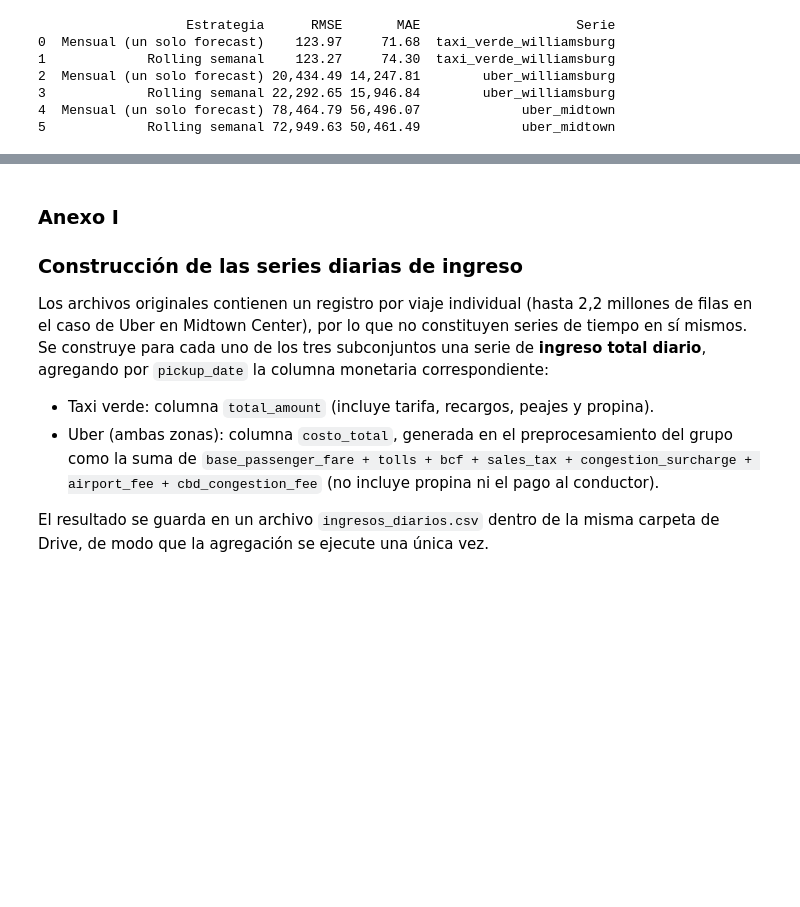
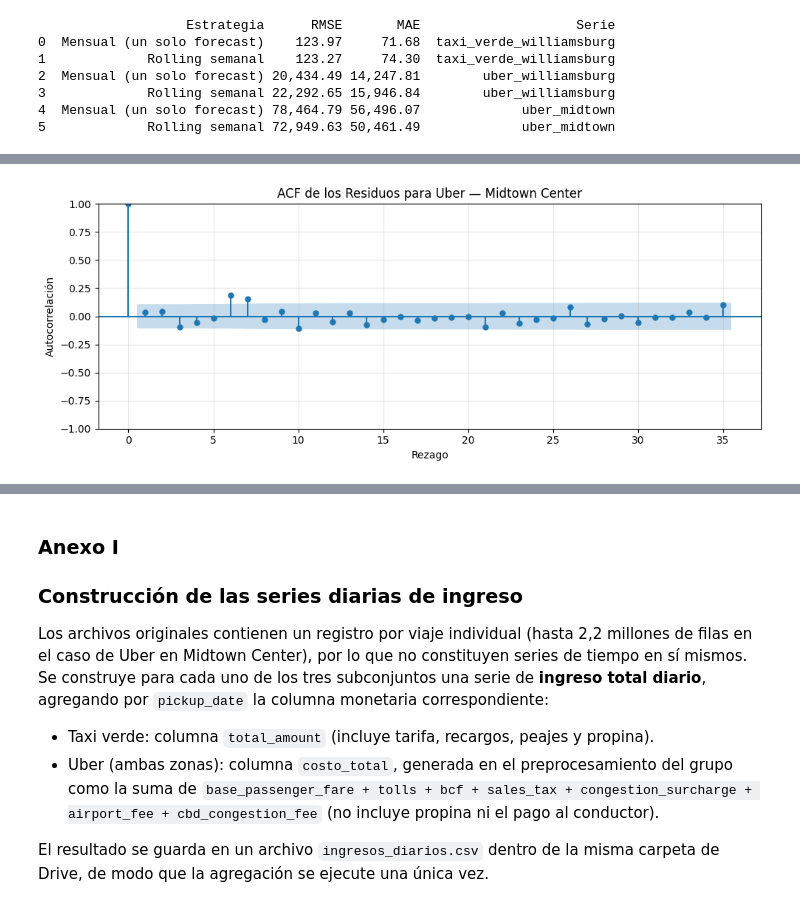
Before and after one commit to patriciasandagorda/AST, a Jupyter notebook: TP1_Series_Temporales_VPS.ipynb, the cells around one changed output, grey strips where cells are left out. Cells and saved outputs as stored; diff of their text form; code cells hidden in the pictures; blank space fills up the shorter version.

Commit message:
Se creó con Colab

```diff
--- a/TP1_Series_Temporales_VPS.ipynb
+++ b/TP1_Series_Temporales_VPS.ipynb
@@ -37,7 +37,7 @@ Mounted at /content/drive
 
 import pathlib
 
-COLAB_DIR = pathlib.Path('/content/drive/MyDrive/Maestría en Ciencia de Datos - Universidad Austral/Materias/15. Análisis de series temporales (jueves)/Trabajo Práctico 1')
+COLAB_DIR = pathlib.Path('/content/drive/MyDrive/MCD/AST/TP1')
 LOCAL_DIR = pathlib.Path('G:/Mi unidad/Maestría en Ciencia de Datos - Universidad Austral/Materias/15. Análisis de series temporales (jueves)/Trabajo Práctico 1')
 DATA_FOLDER = 'data'
 
@@ -794,0 +1056,82 @@ print(tabla_comparacion_final)
+# %%
+from statsmodels.graphics.tsaplots import plot_acf
+import matplotlib.pyplot as plt
+import pandas as pd
+import statsmodels.stats.diagnostic as sm_diagnostic # Import as alias for robustness
+import numpy as np # Asegurar que numpy está importado para is_numeric_dtype
+
+# Define the best SARIMA parameters for each series as identified previously
+best_sarima_params = {
+    'uber_midtown': {'order': (2, 0, 2), 'seasonal_order': (0, 1, 1, 7), 'rank': 2},
+    'uber_williamsburg': {'order': (1, 0, 2), 'seasonal_order': (0, 1, 1, 7), 'rank': 1},
+    'taxi_verde_williamsburg': {'order': (0, 0, 2), 'seasonal_order': (1, 1, 1, 7), 'rank': 1}
+}
+
+# Set a maximum number of lags for ACF plots and Ljung-Box test
+MAX_LAGS = 35
+
+# Definición de títulos (re-added for scope)
+titulos = {
+    'taxi_verde_williamsburg': 'Taxi verde — Williamsburg',
+    'uber_williamsburg': 'Uber — Williamsburg',
+    'uber_midtown': 'Uber — Midtown Center',
+}
+
+print('### Análisis de Diagnóstico de Residuos de Modelos SARIMA ###')
+
+for col, params in best_sarima_params.items():
+    print(f'\n--- Serie: {titulos[col]} ---')
+
+    # Retrieve the fitted model object
+    sarima_info = dict_resultados[col]
+    # The 'evaluar_en_test' function provides the fit_obj
+    # We need to make sure to call it with the correct rank as specified
+    # The `evaluar_en_test` function already prints some metrics, which is fine.
+    evaluation_result = evaluar_en_test(sarima_info['tabla_modelos'], sarima_info['train'], sarima_info['test'], rank=params['rank'])
+    fit_obj = evaluation_result['fila']['fit_obj']
+
+    # Get residuals
+    residuals = fit_obj.resid
+
+    # Plot ACF of residuals
+    fig_acf, ax_acf = plt.subplots(figsize=(10, 4))
+    plot_acf(residuals, lags=MAX_LAGS, ax=ax_acf, title=f'ACF de los Residuos para {titulos[col]}')
+    ax_acf.set_xlabel('Rezago')
+    ax_acf.set_ylabel('Autocorrelación')
+    plt.tight_layout()
+    plt.show()
+
+    # Perform Ljung-Box test using acorr_ljungbox directly
+    print('\nTest de Ljung-Box sobre los residuos:')
+
+    # Ensure residuals are numeric before passing to acorr_ljungbox
+    if not pd.api.types.is_numeric_dtype(residuals):
+        print("Error: Residuals are not numeric. Attempting conversion.")
+        residuals = pd.to_numeric(residuals, errors='coerce').dropna()
+        if residuals.empty:
+            print("Converted residuals are empty, skipping Ljung-Box test.")
+            continue # Skip to next series
+
+    # Call acorr_ljungbox and store its full return
+    raw_ljungbox_result = sm_diagnostic.acorr_ljungbox(residuals, lags=MAX_LAGS)
+
+    # Debugging: Print the raw output to see its type and content
+    print(f"Tipo del resultado crudo de acorr_ljungbox: {type(raw_ljungbox_result)}")
+    print(f"Contenido del resultado crudo de acorr_ljungbox: {raw_ljungbox_result}")
+
+    # Now, extract the 'lb_pvalue' column from the DataFrame
+    if isinstance(raw_ljungbox_result, pd.DataFrame):
+        actual_p_values_series = raw_ljungbox_result['lb_pvalue']
+
+        # Final check on the extracted p-values Series
+        print(f"Tipo de actual_p_values_series (después de extraer): {type(actual_p_values_series)}")
+        print(f"Contenido de actual_p_values_series (primeros 5 elementos): {actual_p_values_series.head()}")
+
+        display(pd.Series(actual_p_values_series.values, name='p-value', index=[f'Lag {i+1}' for i in range(MAX_LAGS)]).round(4))
+    else:
+        print("Error: El resultado de sm_diagnostic.acorr_ljungbox no es el formato esperado (DataFrame).")
+
+    print('Interpretación del Test de Ljung-Box:')
+    print('Un p-valor > 0.05 (para un nivel de significancia del 5%) sugiere que los residuos son ruido blanco.')
+    print('Si los p-valores son consistentemente bajos, los residuos pueden no ser ruido blanco y el modelo podría no ser adecuado.')
+# %% [output]
@@ -794,0 +1143 @@ print(tabla_comparacion_final)
+[figure, added]
```
Also changed, not shown: parts of 6 cells of this notebook.
